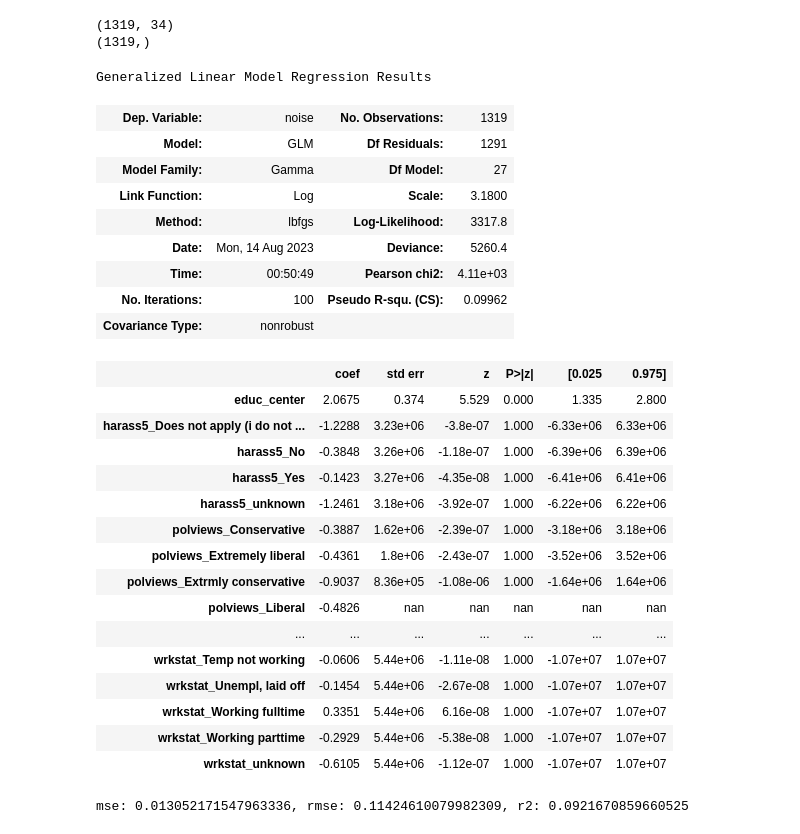
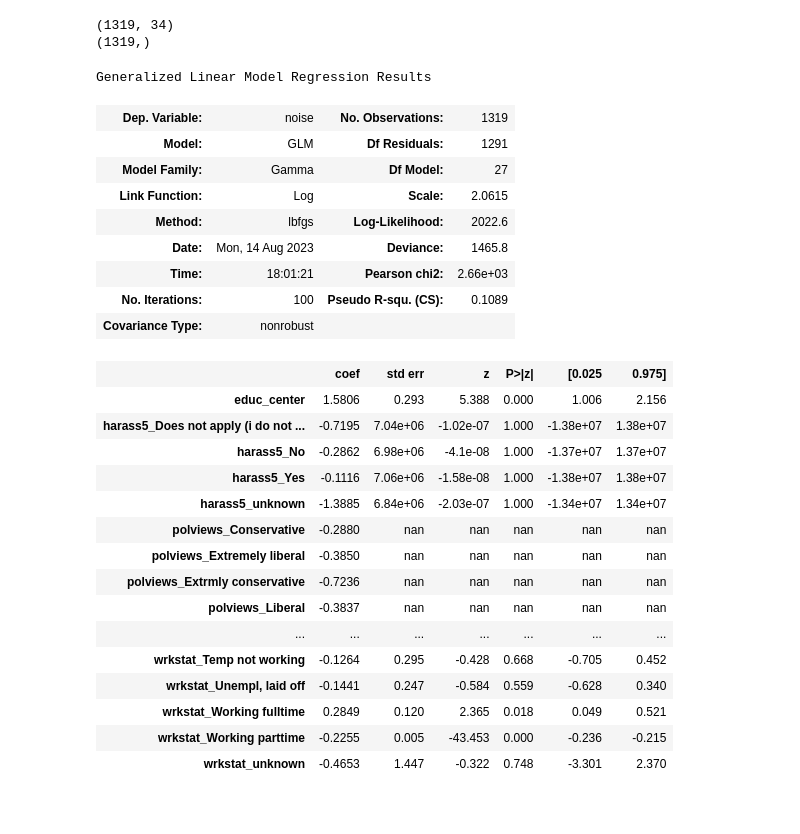
Before and after one commit to batman0911/social-stat-final-term, a Jupyter notebook: linear_model.ipynb, the cells around one changed output. Drawn from its saved outputs; the diff is of its cells as text; code cells hidden in the pictures.

```diff
--- a/linear_model.ipynb
+++ b/linear_model.ipynb
@@ -27,7 +32,7 @@ Index(['educ_center',
 # %%
 size = y.shape[0]
 mu = 0
-sigma = 1e-6
+sigma = 1e-2
 noise = np.random.normal(mu,sigma,size)
 # %%
 y['noise'] = y['email_time_center'] + sigma
@@ -84,34 +61,32 @@ print(y_train.shape)
 # %%
-import statsmodels.api as sm
-
-link_function = sm.genmod.families.links.Log()
-gamma_model = sm.GLM(y_train, X_train, family=sm.families.Gamma(link=link_function))
+link_function = stm.genmod.families.links.Log()
+gamma_model = stm.api.GLM(y_train, X_train, family=stm.api.families.Gamma(link=link_function))
 gamma_results = gamma_model.fit(method='lbfgs')
 gamma_results.summary()
 # %% [output]
 Generalized Linear Model Regression Results
 | Dep. Variable: | noise | No. Observations: | 1319 |
 | Model: | GLM | Df Residuals: | 1291 |
 | Model Family: | Gamma | Df Model: | 27 |
-| Link Function: | Log | Scale: | 3.1800 |
-| Method: | lbfgs | Log-Likelihood: | 3317.8 |
-| Date: | Mon, 14 Aug 2023 | Deviance: | 5260.4 |
-| Time: | 00:50:49 | Pearson chi2: | 4.11e+03 |
-| No. Iterations: | 100 | Pseudo R-squ. (CS): | 0.09962 |
+| Link Function: | Log | Scale: | 2.0615 |
+| Method: | lbfgs | Log-Likelihood: | 2022.6 |
+| Date: | Mon, 14 Aug 2023 | Deviance: | 1465.8 |
+| Time: | 18:01:21 | Pearson chi2: | 2.66e+03 |
+| No. Iterations: | 100 | Pseudo R-squ. (CS): | 0.1089 |
 | Covariance Type: | nonrobust |  |  |
 |  | coef | std err | z | P>|z| | [0.025 | 0.975] |
-| educ_center | 2.0675 | 0.374 | 5.529 | 0.000 | 1.335 | 2.800 |
-| harass5_Does not apply (i do not ... | -1.2288 | 3.23e+06 | -3.8e-07 | 1.000 | -6.33e+06 | 6.33e+06 |
-| harass5_No | -0.3848 | 3.26e+06 | -1.18e-07 | 1.000 | -6.39e+06 | 6.39e+06 |
-| harass5_Yes | -0.1423 | 3.27e+06 | -4.35e-08 | 1.000 | -6.41e+06 | 6.41e+06 |
-| harass5_unknown | -1.2461 | 3.18e+06 | -3.92e-07 | 1.000 | -6.22e+06 | 6.22e+06 |
-| polviews_Conservative | -0.3887 | 1.62e+06 | -2.39e-07 | 1.000 | -3.18e+06 | 3.18e+06 |
-| polviews_Extremely liberal | -0.4361 | 1.8e+06 | -2.43e-07 | 1.000 | -3.52e+06 | 3.52e+06 |
-| polviews_Extrmly conservative | -0.9037 | 8.36e+05 | -1.08e-06 | 1.000 | -1.64e+06 | 1.64e+06 |
-| polviews_Liberal | -0.4826 | nan | nan | nan | nan | nan |
+| educ_center | 1.5806 | 0.293 | 5.388 | 0.000 | 1.006 | 2.156 |
+| harass5_Does not apply (i do not ... | -0.7195 | 7.04e+06 | -1.02e-07 | 1.000 | -1.38e+07 | 1.38e+07 |
+| harass5_No | -0.2862 | 6.98e+06 | -4.1e-08 | 1.000 | -1.37e+07 | 1.37e+07 |
+| harass5_Yes | -0.1116 | 7.06e+06 | -1.58e-08 | 1.000 | -1.38e+07 | 1.38e+07 |
+| harass5_unknown | -1.3885 | 6.84e+06 | -2.03e-07 | 1.000 | -1.34e+07 | 1.34e+07 |
+| polviews_Conservative | -0.2880 | nan | nan | nan | nan | nan |
+| polviews_Extremely liberal | -0.3850 | nan | nan | nan | nan | nan |
+| polviews_Extrmly conservative | -0.7236 | nan | nan | nan | nan | nan |
+| polviews_Liberal | -0.3837 | nan | nan | nan | nan | nan |
 | ... | ... | ... | ... | ... | ... | ... |
-| wrkstat_Temp not working | -0.0606 | 5.44e+06 | -1.11e-08 | 1.000 | -1.07e+07 | 1.07e+07 |
-| wrkstat_Unempl, laid off | -0.1454 | 5.44e+06 | -2.67e-08 | 1.000 | -1.07e+07 | 1.07e+07 |
-| wrkstat_Working fulltime | 0.3351 | 5.44e+06 | 6.16e-08 | 1.000 | -1.07e+07 | 1.07e+07 |
-| wrkstat_Working parttime | -0.2929 | 5.44e+06 | -5.38e-08 | 1.000 | -1.07e+07 | 1.07e+07 |
-| wrkstat_unknown | -0.6105 | 5.44e+06 | -1.12e-07 | 1.000 | -1.07e+07 | 1.07e+07 |
+| wrkstat_Temp not working | -0.1264 | 0.295 | -0.428 | 0.668 | -0.705 | 0.452 |
+| wrkstat_Unempl, laid off | -0.1441 | 0.247 | -0.584 | 0.559 | -0.628 | 0.340 |
+| wrkstat_Working fulltime | 0.2849 | 0.120 | 2.365 | 0.018 | 0.049 | 0.521 |
+| wrkstat_Working parttime | -0.2255 | 0.005 | -43.453 | 0.000 | -0.236 | -0.215 |
+| wrkstat_unknown | -0.4653 | 1.447 | -0.322 | 0.748 | -3.301 | 2.370 |
@@ -125,5 +92,0 @@ def print_metrics(y_test, y_pred):
-# %%
-y_pred = gamma_results.predict(X_test)
-print_metrics(y_test, y_pred)
-# %% [output]
-mse: 0.013052171547963336, rmse: 0.11424610079982309, r2: 0.0921670859660525
```
Also changed, not shown: parts of 18 cells of this notebook, 2 other files.
